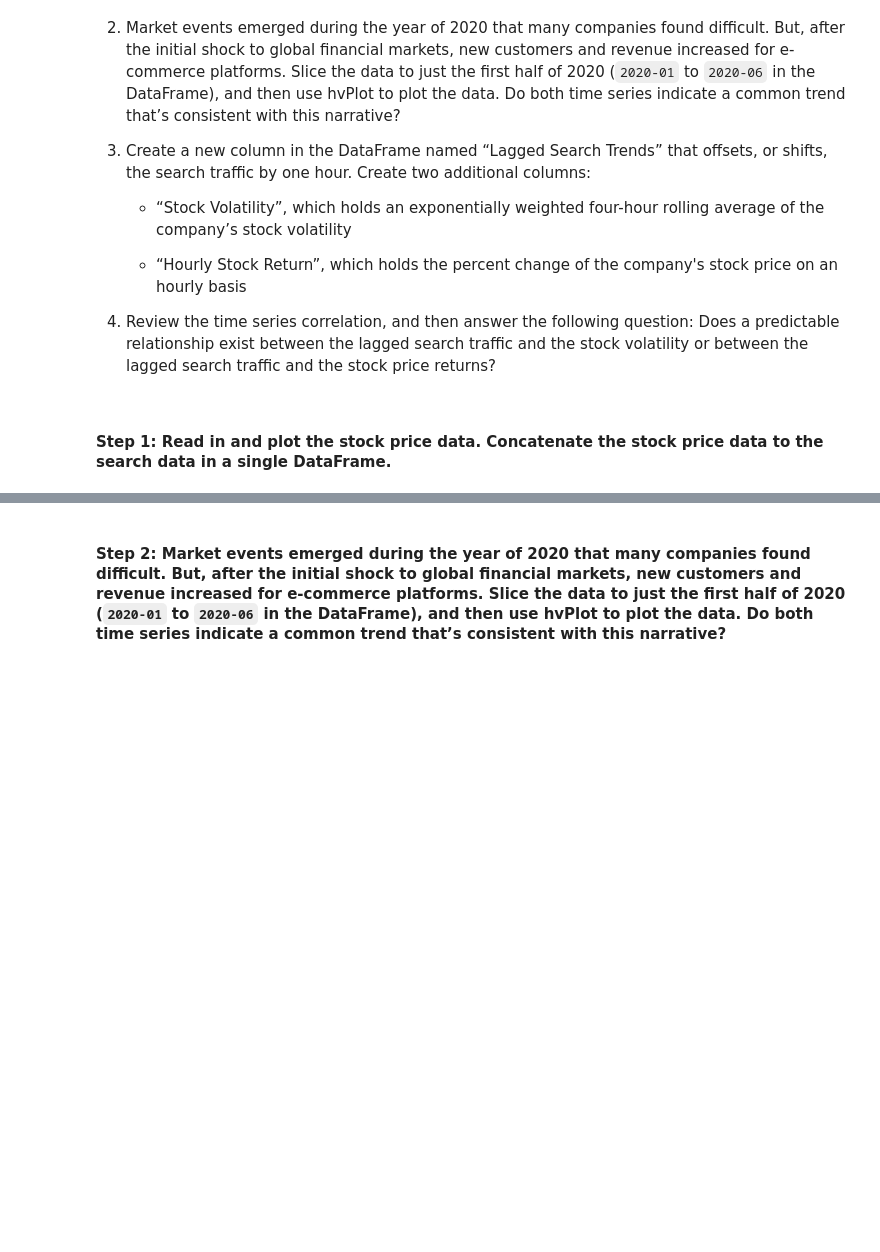
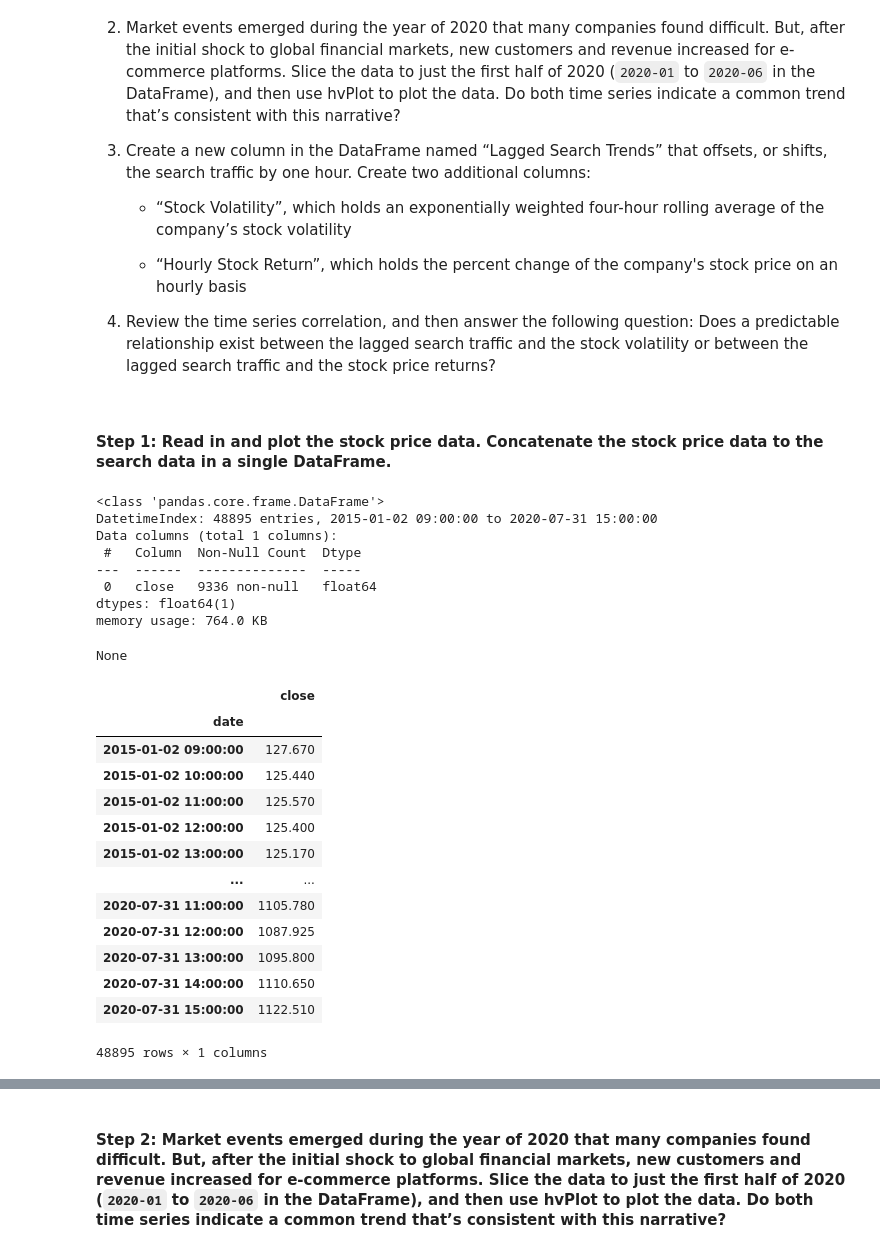
Before and after one commit to boz-tcm/time-series-challenge, a Jupyter notebook: forecasting_net_prophet.ipynb, the cells around one changed output, grey strips where cells are left out. Saved outputs shown, nothing was run; the diff lists cells and outputs as text; code cells hidden in the pictures; blank space fills up the shorter version.

```diff
--- a/forecasting_net_prophet.ipynb
+++ b/forecasting_net_prophet.ipynb
@@ -402,13 +396,37 @@ To do so, complete the following steps:
 # %%
 # Upload the "mercado_stock_price.csv" file into Colab, then store in a Pandas DataFrame
 # Set the "date" column as the Datetime Index.
-from google.colab import files
-uploaded = files.upload()
+#from google.colab import files
+#uploaded = files.upload()
 
-df_mercado_stock = # YOUR CODE HERE
+df_mercado_stock = pd.read_csv(Path("Resources/mercado_stock_price.csv"), index_col='date', parse_dates=True)
 
 # View the first and last five rows of the DataFrame
-# YOUR CODE HERE
+display(df_mercado_stock.info(), df_mercado_stock)
+# %% [output]
+<class 'pandas.core.frame.DataFrame'>
+DatetimeIndex: 48895 entries, 2015-01-02 09:00:00 to 2020-07-31 15:00:00
+Data columns (total 1 columns):
+ #   Column  Non-Null Count  Dtype
+---  ------  --------------  -----
+ 0   close   9336 non-null   float64
+dtypes: float64(1)
+memory usage: 764.0 KB
+None
+|  | close |
+| date |  |
+| 2015-01-02 09:00:00 | 127.670 |
+| 2015-01-02 10:00:00 | 125.440 |
+| 2015-01-02 11:00:00 | 125.570 |
+| 2015-01-02 12:00:00 | 125.400 |
+| 2015-01-02 13:00:00 | 125.170 |
+| ... | ... |
+| 2020-07-31 11:00:00 | 1105.780 |
+| 2020-07-31 12:00:00 | 1087.925 |
+| 2020-07-31 13:00:00 | 1095.800 |
+| 2020-07-31 14:00:00 | 1110.650 |
+| 2020-07-31 15:00:00 | 1122.510 |
+48895 rows × 1 columns
 # %%
 # Holoviews extension to render hvPlots in Colab
 hv.extension('bokeh')
```
Also changed, not shown: parts of 10 cells of this notebook.
